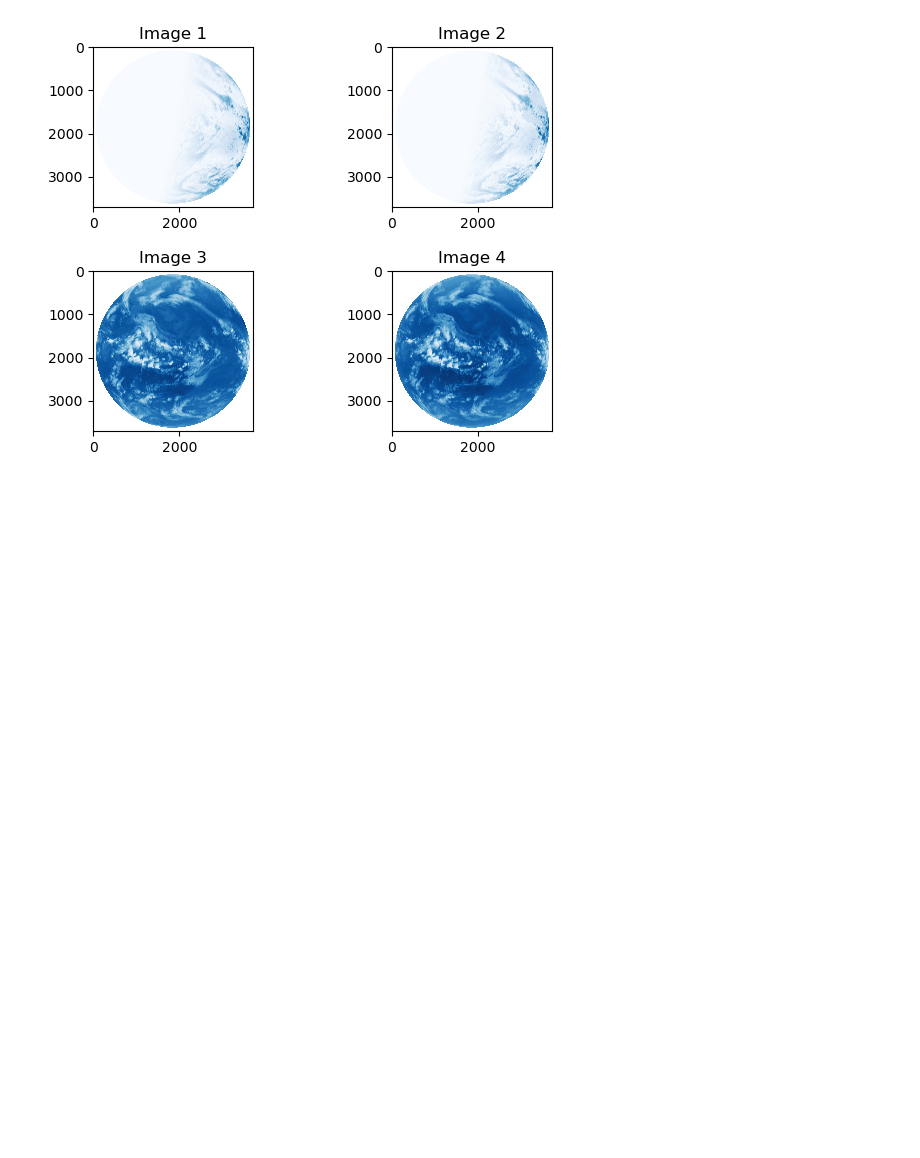
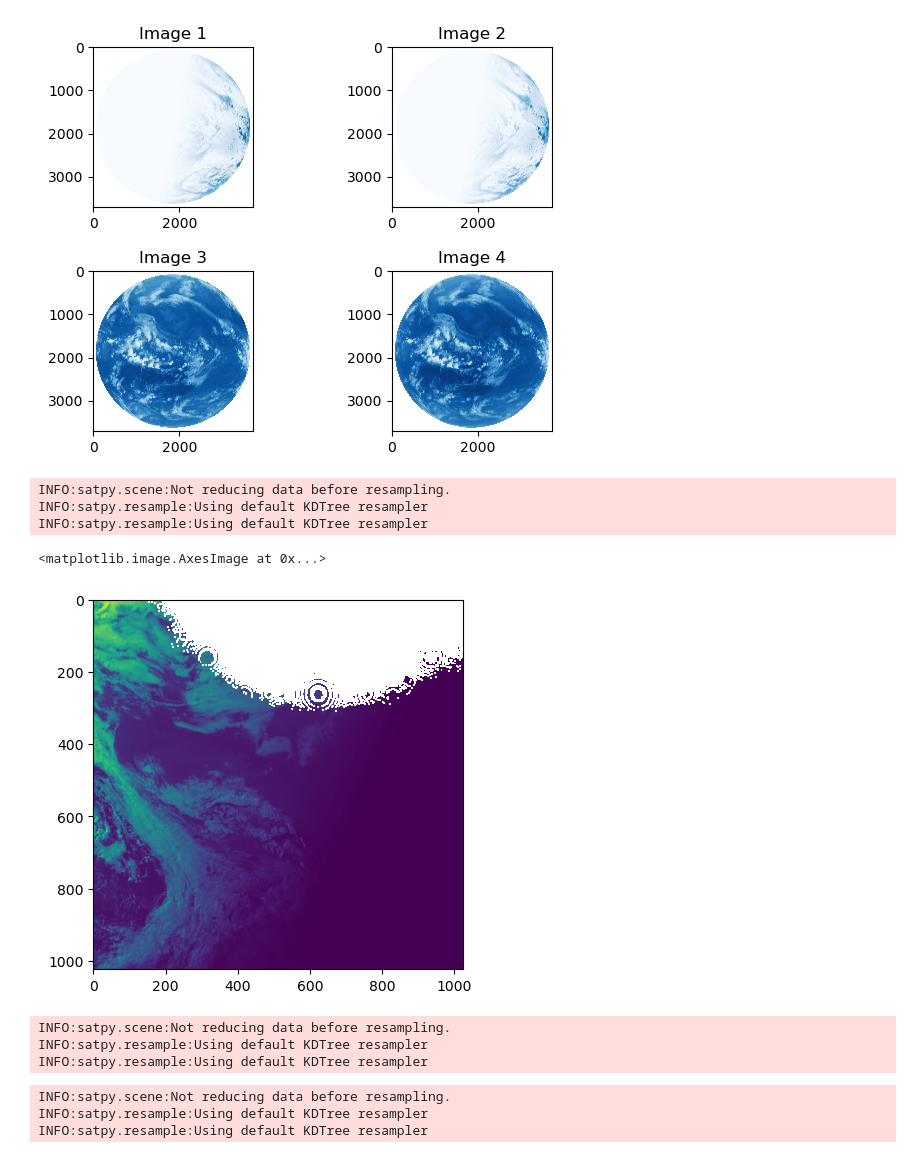
Before and after one commit to masterkram/bsc_thesis, a Jupyter notebook: sandbox/visualize_data.ipynb, the cells around one changed output. Cells and saved outputs as stored; diff of their text form; code cells hidden in the pictures; blank space fills up the shorter version.

```diff
--- a/sandbox/visualize_data.ipynb
+++ b/sandbox/visualize_data.ipynb
@@ -298,3 +336,14 @@ plt.subplots_adjust(left=0.1, right=0.9, bottom=0.1, top=0.9, wspace=0.4, hspace
 plt.show()
 # %% [output]
 [figure]
+# %%
+result = scn.resample('euro4')
+# %% [output]
+INFO:satpy.scene:Not reducing data before resampling.
+INFO:satpy.resample:Using default KDTree resampler
+INFO:satpy.resample:Using default KDTree resampler
+# %%
+plt.imshow(result['VIS006'])
+# %% [output]
+<matplotlib.image.AxesImage at 0x...>
+[figure, added]
@@ -300,0 +369,12 @@ plt.show()
+# %%
+local_scene = scn.resample(netherlands_extent)
+# %% [output]
+INFO:satpy.scene:Not reducing data before resampling.
+INFO:satpy.resample:Using default KDTree resampler
+INFO:satpy.resample:Using default KDTree resampler
+# %%
+neu = scn.resample(north_europe_extent)
+# %% [output]
+INFO:satpy.scene:Not reducing data before resampling.
+INFO:satpy.resample:Using default KDTree resampler
+INFO:satpy.resample:Using default KDTree resampler
```
Also changed, not shown: parts of 20 cells of this notebook, 8 other files.
